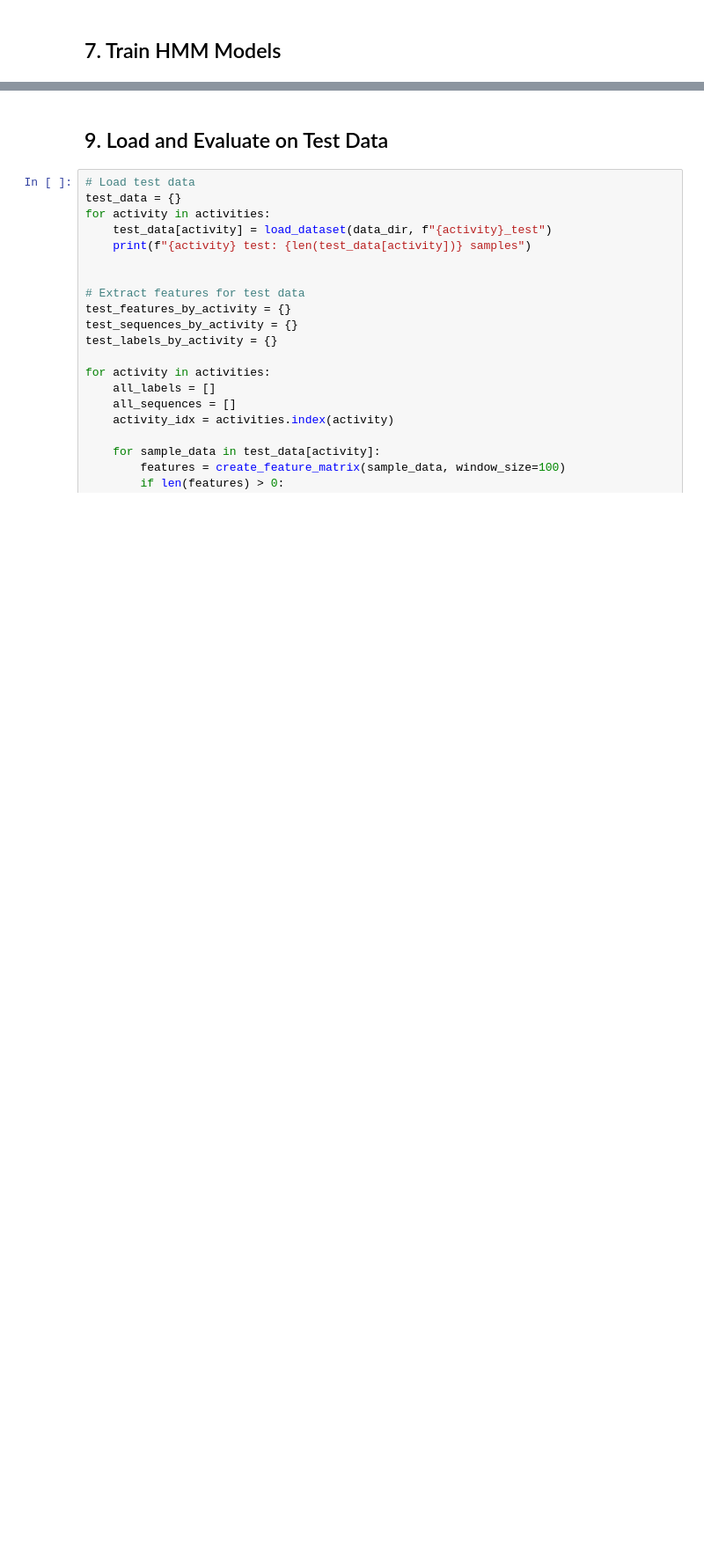
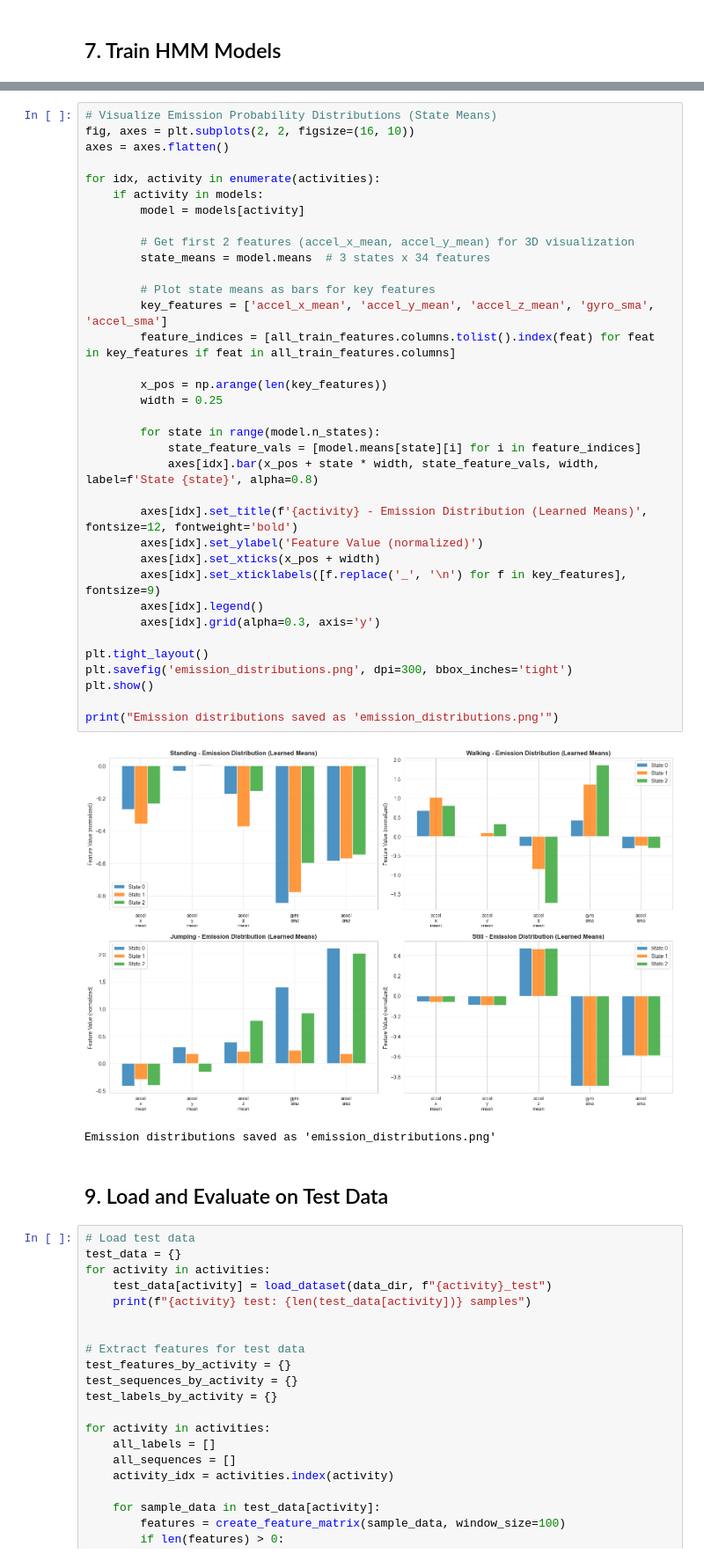
Before and after one commit to MariamIssah/Formative2_Hidden-Markov-Models, a Jupyter notebook: HMM_Activity_Recognition.ipynb, the cells around one changed output, grey strips where cells are left out. Shown at 88% size. Drawn from its saved outputs; the diff is of its cells as text; blank space fills up the shorter version.

```diff
--- a/HMM_Activity_Recognition.ipynb
+++ b/HMM_Activity_Recognition.ipynb
@@ -638,3 +788,41 @@ print("\nTransition matrices saved as 'transition_matrices.png'")
+# %%
+# Visualize Emission Probability Distributions (State Means)
+fig, axes = plt.subplots(2, 2, figsize=(16, 10))
+axes = axes.flatten()
+
+for idx, activity in enumerate(activities):
+    if activity in models:
+        model = models[activity]
+
+        # Get first 2 features (accel_x_mean, accel_y_mean) for 3D visualization
+        state_means = model.means  # 3 states x 34 features
+
+        # Plot state means as bars for key features
+        key_features = ['accel_x_mean', 'accel_y_mean', 'accel_z_mean', 'gyro_sma', 'accel_sma']
+        feature_indices = [all_train_features.columns.tolist().index(feat) for feat in key_features if feat in all_train_features.columns]
+
+        x_pos = np.arange(len(key_features))
+        width = 0.25
+
+        for state in range(model.n_states):
+            state_feature_vals = [model.means[state][i] for i in feature_indices]
+            axes[idx].bar(x_pos + state * width, state_feature_vals, width, label=f'State {state}', alpha=0.8)
+
+        axes[idx].set_title(f'{activity} - Emission Distribution (Learned Means)', fontsize=12, fontweight='bold')
+        axes[idx].set_ylabel('Feature Value (normalized)')
+        axes[idx].set_xticks(x_pos + width)
+        axes[idx].set_xticklabels([f.replace('_', '\n') for f in key_features], fontsize=9)
+        axes[idx].legend()
+        axes[idx].grid(alpha=0.3, axis='y')
+
+plt.tight_layout()
+plt.savefig('emission_distributions.png', dpi=300, bbox_inches='tight')
+plt.show()
+
+print("Emission distributions saved as 'emission_distributions.png'")
+# %% [output]
+[figure, added]
+Emission distributions saved as 'emission_distributions.png'
 # %% [markdown]
 ## 9. Load and Evaluate on Test Data
 # %%
```
Also changed, not shown: parts of 20 cells of this notebook, 1 other file.
